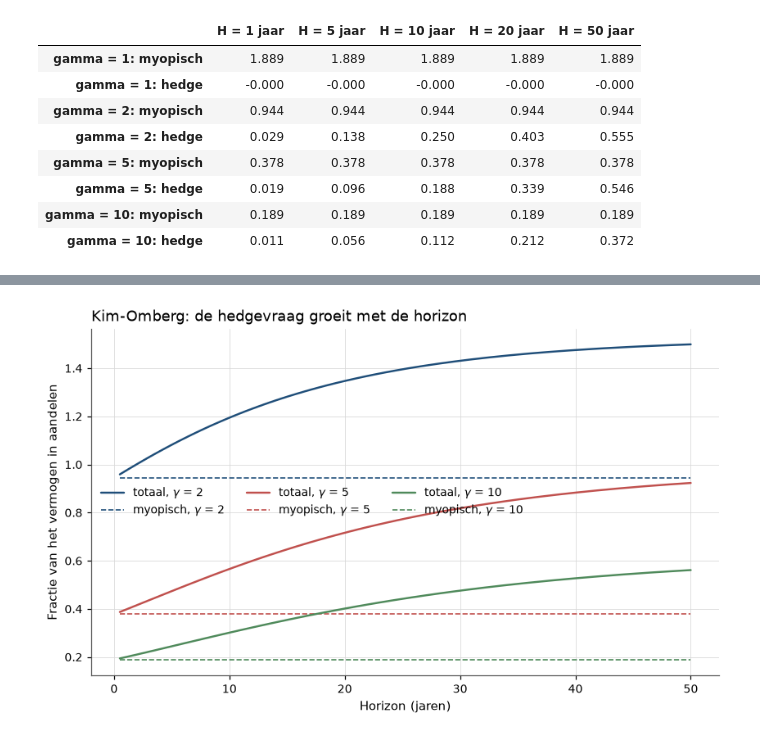
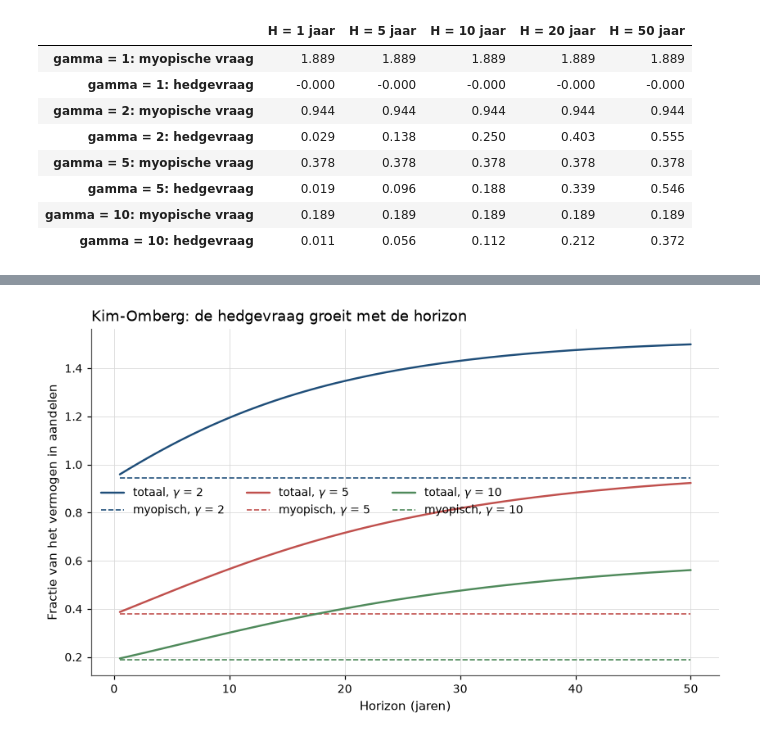
Before and after one commit to MaartenN14/history-asset-pricing, a Jupyter notebook: lectures/03_10_merton_icapm.ipynb, the cells around one changed output, grey strips where cells are left out. Saved outputs shown, nothing was run; the diff lists cells and outputs as text; code cells hidden in the pictures.

```diff
--- a/lectures/03_10_merton_icapm.ipynb
+++ b/lectures/03_10_merton_icapm.ipynb
@@ -804,54 +683,54 @@ def var_to_continuous(a, b, phi, s1, s2, rho):
 def kim_omberg(gamma, horizons, sigma, kappa, theta, sig_l, rho, lam=None, dt=0.02):
     """Myopic and hedging demand from the Kim-Omberg Riccati system (RK4).
 
-    Parameters may be arrays (one entry per parameter set). Returns two arrays
-    of shape (len(horizons), ...) evaluated at the Sharpe ratio `lam`
-    (default: the long-run mean theta).
+    Parameters are floats, or arrays of equal length with one entry per parameter
+    set. Returns (myopic, hedge), one row per horizon, evaluated at the Sharpe
+    ratio `lam` (default: the long-run mean theta).
     """
     lam = theta if lam is None else lam
     delta = (1 - gamma) / gamma
-    shape = np.broadcast(sigma, kappa, theta, sig_l, rho).shape
-    B, C = np.zeros(shape), np.zeros(shape)
+    B = np.zeros(np.shape(theta))   # one B and one C per parameter set
+    C = np.zeros(np.shape(theta))
 
     def rhs(B, C):
         dB = (delta * rho * sig_l * B * (1 + rho * sig_l * C)
               + kappa * theta * C - kappa * B + sig_l**2 * B * C)
         dC = delta * (1 + rho * sig_l * C) ** 2 - 2 * kappa * C + sig_l**2 * C**2
         return dB, dC
 
     steps = np.rint(np.asarray(horizons) / dt).astype(int)
     out, step = [], 0
     for target in steps:
         while step < target:
             k1 = rhs(B, C)
             k2 = rhs(B + dt / 2 * k1[0], C + dt / 2 * k1[1])
             k3 = rhs(B + dt / 2 * k2[0], C + dt / 2 * k2[1])
             k4 = rhs(B + dt * k3[0], C + dt * k3[1])
             B = B + dt / 6 * (k1[0] + 2 * k2[0] + 2 * k3[0] + k4[0])
             C = C + dt / 6 * (k1[1] + 2 * k2[1] + 2 * k3[1] + k4[1])
             step += 1
         out.append(rho * sig_l * (B + C * lam) / (gamma * sigma))
-    myopic = np.broadcast_to(lam / (gamma * sigma), np.shape(out[0]))
-    return np.broadcast_to(myopic, np.shape(out)), np.array(out)
+    myopic = lam / (gamma * sigma)  # the same at every horizon
+    return np.array([myopic] * len(out)), np.array(out)
 
 
 illustrative = dict(a=0.045, b=0.08, phi=0.92, s1=0.18, s2=0.15, rho=-0.9)
 ko_params = var_to_continuous(**illustrative)
 
 horizons = [1, 5, 10, 20, 50]
 rows = {}
 for gamma in [1, 2, 5, 10]:
     myopic, hedge = kim_omberg(gamma, horizons, **ko_params)
-    rows[f"gamma = {gamma}: myopisch"] = myopic
-    rows[f"gamma = {gamma}: hedge"] = hedge
+    rows[f"gamma = {gamma}: myopische vraag"] = myopic
+    rows[f"gamma = {gamma}: hedgevraag"] = hedge
 pd.DataFrame(rows, index=[f"H = {h} jaar" for h in horizons]).T.round(3)
 # %% [output]
 |  | H = 1 jaar | H = 5 jaar | H = 10 jaar | H = 20 jaar | H = 50 jaar |
-| gamma = 1: myopisch | 1.889 | 1.889 | 1.889 | 1.889 | 1.889 |
-| gamma = 1: hedge | -0.000 | -0.000 | -0.000 | -0.000 | -0.000 |
-| gamma = 2: myopisch | 0.944 | 0.944 | 0.944 | 0.944 | 0.944 |
-| gamma = 2: hedge | 0.029 | 0.138 | 0.250 | 0.403 | 0.555 |
-| gamma = 5: myopisch | 0.378 | 0.378 | 0.378 | 0.378 | 0.378 |
-| gamma = 5: hedge | 0.019 | 0.096 | 0.188 | 0.339 | 0.546 |
-| gamma = 10: myopisch | 0.189 | 0.189 | 0.189 | 0.189 | 0.189 |
-| gamma = 10: hedge | 0.011 | 0.056 | 0.112 | 0.212 | 0.372 |
+| gamma = 1: myopische vraag | 1.889 | 1.889 | 1.889 | 1.889 | 1.889 |
+| gamma = 1: hedgevraag | -0.000 | -0.000 | -0.000 | -0.000 | -0.000 |
+| gamma = 2: myopische vraag | 0.944 | 0.944 | 0.944 | 0.944 | 0.944 |
+| gamma = 2: hedgevraag | 0.029 | 0.138 | 0.250 | 0.403 | 0.555 |
+| gamma = 5: myopische vraag | 0.378 | 0.378 | 0.378 | 0.378 | 0.378 |
+| gamma = 5: hedgevraag | 0.019 | 0.096 | 0.188 | 0.339 | 0.546 |
+| gamma = 10: myopische vraag | 0.189 | 0.189 | 0.189 | 0.189 | 0.189 |
+| gamma = 10: hedgevraag | 0.011 | 0.056 | 0.112 | 0.212 | 0.372 |
```
Also changed, not shown: parts of 52 cells of this notebook, 14 other files.
